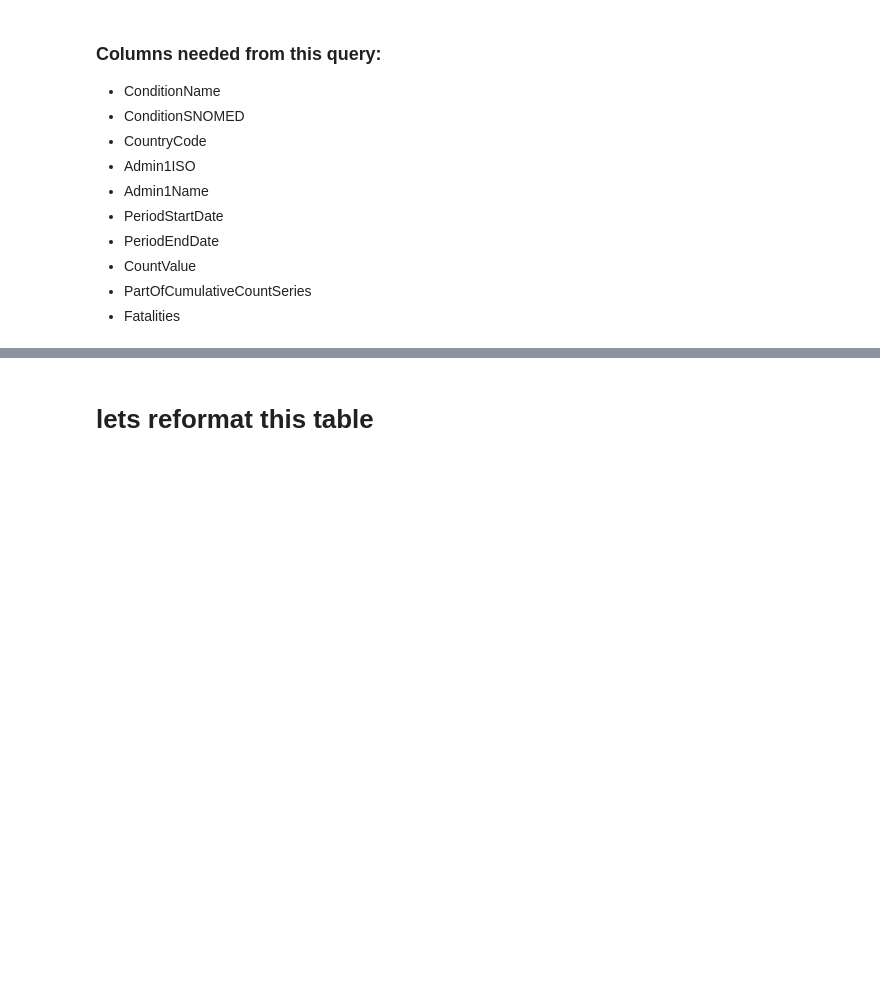
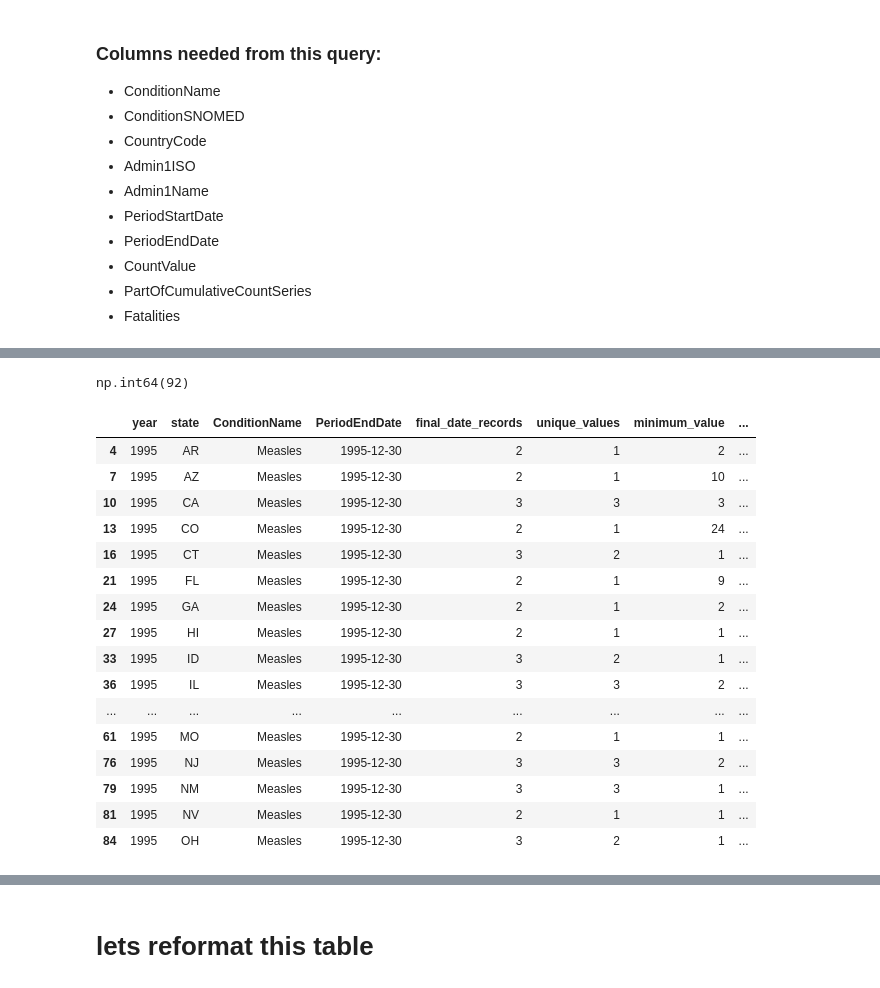
Before and after one commit to FusRaDa/biot670i_capstone_vaccination_project, a Jupyter notebook: rada_notebooks/99_tycho_api.ipynb, the cells around one changed output, grey strips where cells are left out. Drawn from its saved outputs; the diff is of its cells as text; code cells hidden in the pictures; blank space fills up the shorter version.

Commit message:
work on state analysis next

```diff
--- a/rada_notebooks/99_tycho_api.ipynb
+++ b/rada_notebooks/99_tycho_api.ipynb
@@ -155,5 +192,0 @@ Combined: (110571, 5)
-# %%
-territories = ["PR", "VI", "GU", "AS", "MP"]
-
-df = df[~df["state"].isin(territories)]
-len(df)
@@ -258,0 +262,14 @@ cases_wide_df.head()
+# %%
+cumulative_rows = df[
+    df["PartOfCumulativeCountSeries"] == 1
+].copy()
+
+latest_dates = (
+    cumulative_rows
+    .groupby(group_columns)["PeriodEndDate"]
+    .transform("max")
+)
+
+cumulative_final_rows = cumulative_rows[
+    cumulative_rows["PeriodEndDate"] == latest_dates
+].copy()
@@ -258,0 +351,44 @@ cases_wide_df.head()
+# %%
+state_year_cases_long.loc[
+    (state_year_cases_long["year"] == 1998) &
+    (state_year_cases_long["ConditionName"] == "Measles"),
+    "cases"
+].sum()
+# %% [output]
+np.int64(92)
+# %%
+final_date_check = (
+    cumulative_final_rows
+    .groupby(
+        ["year", "state", "ConditionName", "PeriodEndDate"],
+        as_index=False
+    )
+    .agg(
+        final_date_records=("CountValue", "size"),
+        unique_values=("CountValue", "nunique"),
+        minimum_value=("CountValue", "min"),
+        maximum_value=("CountValue", "max")
+    )
+)
+
+final_date_check[
+    final_date_check["final_date_records"] > 1
+].head(20)
+# %% [output]
+|  | year | state | ConditionName | PeriodEndDate | final_date_records | unique_values | minimum_value | ... |
+| 4 | 1995 | AR | Measles | 1995-12-30 | 2 | 1 | 2 | ... |
+| 7 | 1995 | AZ | Measles | 1995-12-30 | 2 | 1 | 10 | ... |
+| 10 | 1995 | CA | Measles | 1995-12-30 | 3 | 3 | 3 | ... |
+| 13 | 1995 | CO | Measles | 1995-12-30 | 2 | 1 | 24 | ... |
+| 16 | 1995 | CT | Measles | 1995-12-30 | 3 | 2 | 1 | ... |
+| 21 | 1995 | FL | Measles | 1995-12-30 | 2 | 1 | 9 | ... |
+| 24 | 1995 | GA | Measles | 1995-12-30 | 2 | 1 | 2 | ... |
+| 27 | 1995 | HI | Measles | 1995-12-30 | 2 | 1 | 1 | ... |
+| 33 | 1995 | ID | Measles | 1995-12-30 | 3 | 2 | 1 | ... |
+| 36 | 1995 | IL | Measles | 1995-12-30 | 3 | 3 | 2 | ... |
+| ... | ... | ... | ... | ... | ... | ... | ... | ... |
+| 61 | 1995 | MO | Measles | 1995-12-30 | 2 | 1 | 1 | ... |
+| 76 | 1995 | NJ | Measles | 1995-12-30 | 3 | 3 | 2 | ... |
+| 79 | 1995 | NM | Measles | 1995-12-30 | 3 | 3 | 1 | ... |
+| 81 | 1995 | NV | Measles | 1995-12-30 | 2 | 1 | 1 | ... |
+| 84 | 1995 | OH | Measles | 1995-12-30 | 3 | 2 | 1 | ... |
```
Also changed, not shown: parts of 31 cells of this notebook, 5 other files.
